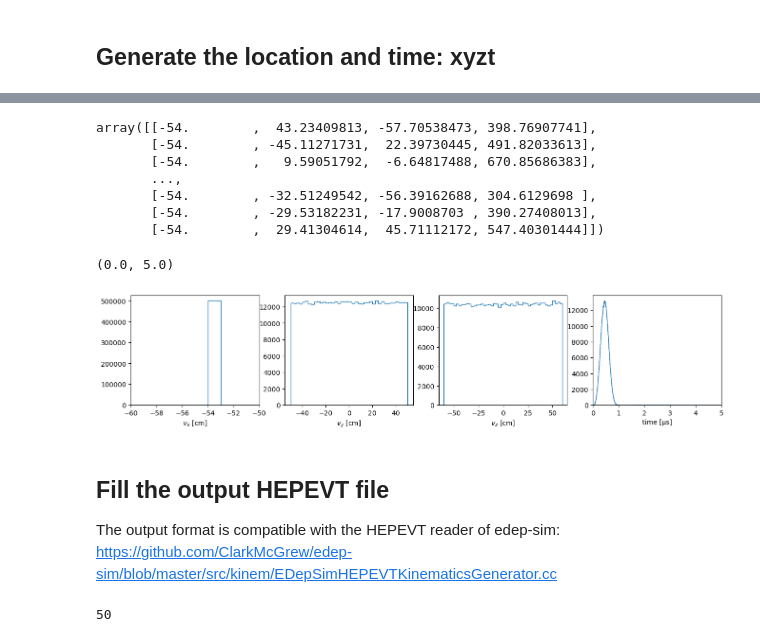
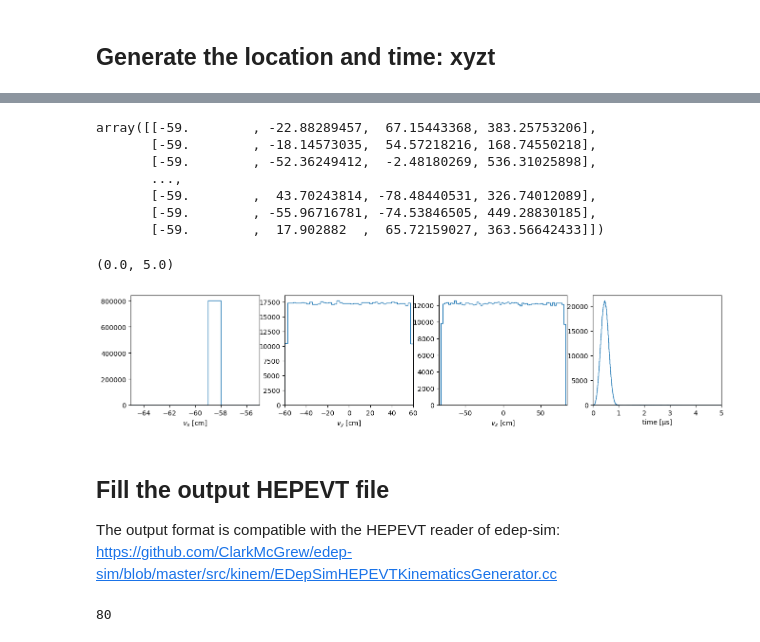
Before and after one commit to yuntsebaryon/SNeNDSens, a Jupyter notebook: MCProd/gen/BRN/genBRN.ipynb, the cells around one changed output, grey strips where cells are left out. Drawn from its saved outputs; the diff is of its cells as text; code cells hidden in the pictures.

```diff
--- a/MCProd/gen/BRN/genBRN.ipynb
+++ b/MCProd/gen/BRN/genBRN.ipynb
@@ -27,7 +27,7 @@ def power_law_random(alpha, xmin = 1.0, xmax = 100.0, size = 1000):
 alpha = 1.5
 KEmin = 0.5
 KEmax = 400.
-nSamples = 500000
+nSamples = 800000
 # %%
 KE = power_law_random(alpha, KEmin, KEmax, nSamples)
 KE
@@ -87,9 +87,9 @@ def rejectSampling(PDF, tmin, tmax, nSamples):
 # %%
 # location and time in [cm, ns]
 # currently only support one cosmic ray in each event
-xloc = -54.
-ylim = 50.
-zlim = 60.
+xloc = -59.
+ylim = 59.
+zlim = 82.
 # %%
 nTime = np.load('../../../SNS/PromptNeutrinosPer10ns.npy')
 nTime.max()
@@ -104,34 +104,34 @@ xyzt = np.array([ [ x, y, z, t ]
                                             rejectSampling(nTime, 0., 15000., nSamples)) ])
 xyzt
 # %% [output]
-array([[-54.        ,  43.23409813, -57.70538473, 398.76907741],
-       [-54.        , -45.11271731,  22.39730445, 491.82033613],
-       [-54.        ,   9.59051792,  -6.64817488, 670.85686383],
+array([[-59.        , -22.88289457,  67.15443368, 383.25753206],
+       [-59.        , -18.14573035,  54.57218216, 168.74550218],
+       [-59.        , -52.36249412,  -2.48180269, 536.31025898],
        ...,
-       [-54.        , -32.51249542, -56.39162688, 304.6129698 ],
-       [-54.        , -29.53182231, -17.9008703 , 390.27408013],
-       [-54.        ,  29.41304614,  45.71112172, 547.40301444]])
+       [-59.        ,  43.70243814, -78.48440531, 326.74012089],
+       [-59.        , -55.96716781, -74.53846505, 449.28830185],
+       [-59.        ,  17.902882  ,  65.72159027, 363.56642433]])
 # %%
 fig, ax = plt.subplots(1, 4, figsize = (16, 3) )
 
-ax[0].hist(xyzt[:,0], bins = np.linspace(-60, -50, 11), histtype = 'step')
+ax[0].hist(xyzt[:,0], bins = np.linspace(-65, -55, 11), histtype = 'step')
 ax[0].set_xlabel(r'$v_x$ [cm]')
-ax[0].set_xlim( [-60, -50] )
+ax[0].set_xlim( [-65, -55] )
 
-ax[1].hist(xyzt[:,1], bins = np.linspace(-55, 55, 45), histtype = 'step')
+ax[1].hist(xyzt[:,1], bins = np.linspace(-60, 60, 48), histtype = 'step')
 ax[1].set_xlabel(r'$v_y$ [cm]')
-ax[1].set_xlim( [-55, 55] )
+ax[1].set_xlim( [-60, 60] )
 
-ax[2].hist(xyzt[:,2], bins = np.linspace(-65, 65, 53), histtype = 'step')
+ax[2].hist(xyzt[:,2], bins = np.linspace(-85, 85, 69), histtype = 'step')
 ax[2].set_xlabel(r'$v_z$ [cm]')
-ax[2].set_xlim( [-65, 65] )
+ax[2].set_xlim( [-85, 85] )
 
 ax[3].hist(xyzt[:,3]/1000, bins = np.linspace( 0, 15, 1501), histtype = 'step')
 ax[3].set_xlabel('time [µs]')
 ax[3].set_xlim( [0, 5])
 # %% [output]
 (0.0, 5.0)
-[figure, old version]
+[figure, new version]
 # %% [markdown]
 ## Fill the output HEPEVT file
 
@@ -155,7 +155,7 @@ nEventPerFile = 10000
 nFiles = int(nSamples/nEventPerFile)
 nFiles
 # %% [output]
-50
+80
 # %%
 for iFile in range(nFiles):
     outFile = f'{outdir}/BRN_{iFile:04d}.hepevt'
```
Also changed, not shown: parts of 3 cells of this notebook.
